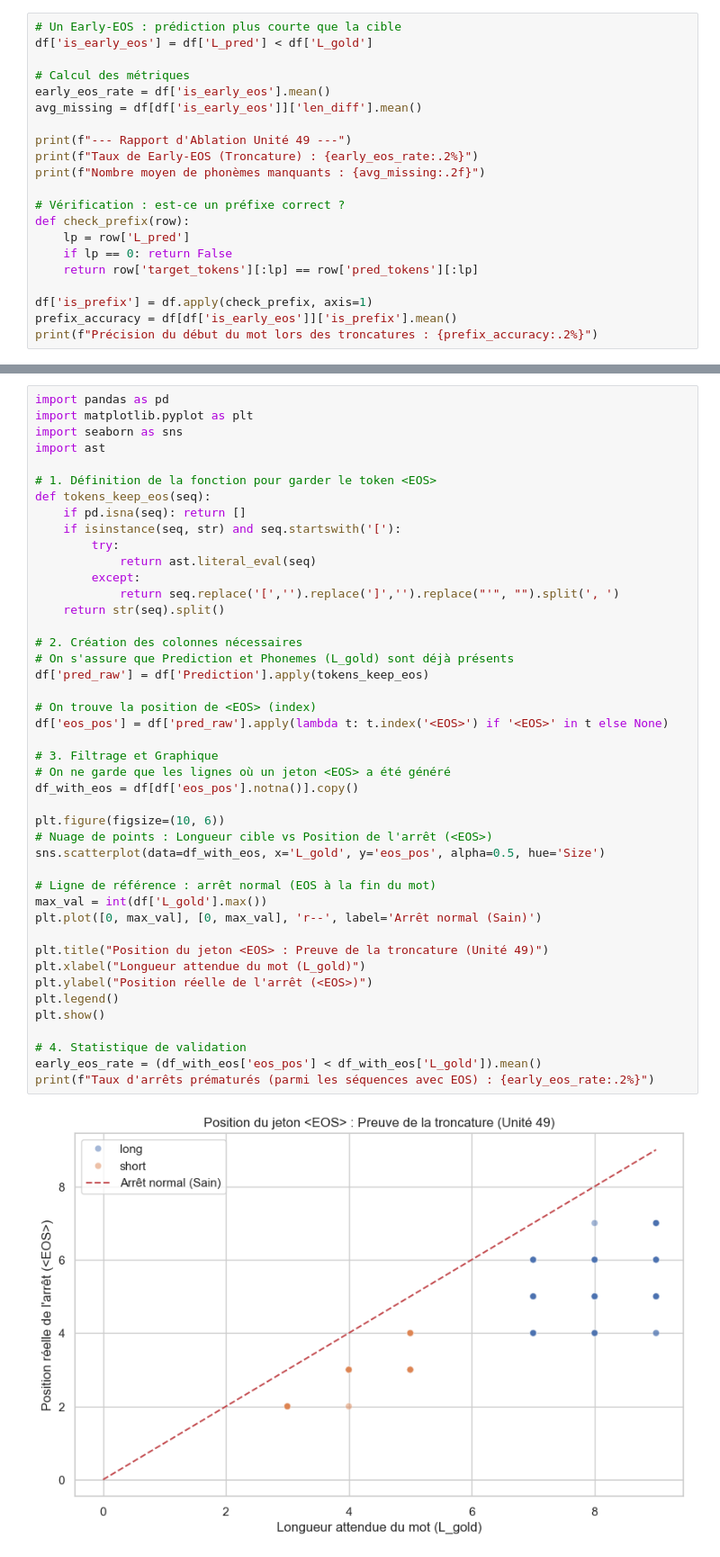
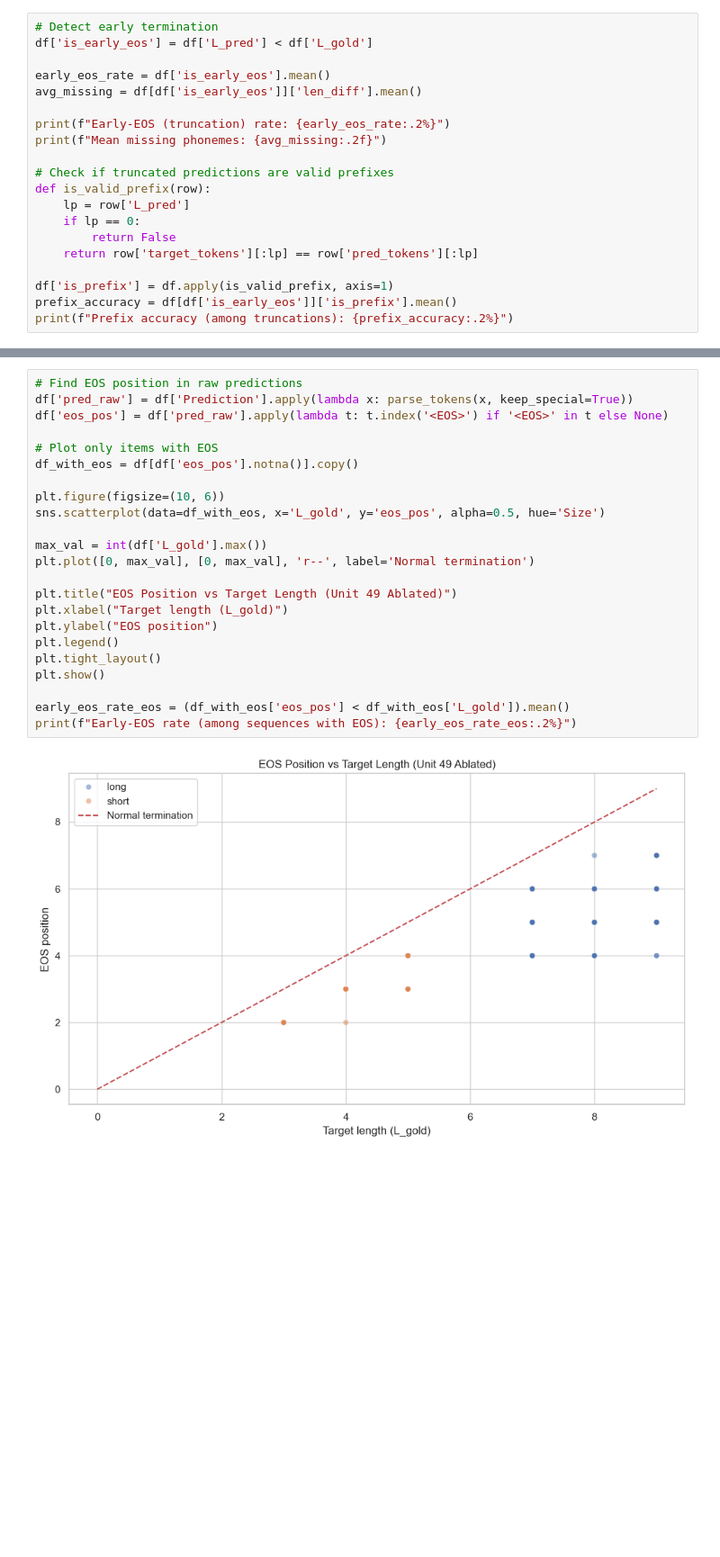
Before and after one commit to louishayot/swp-model, a Jupyter notebook: reproduce/analyse_ablation_unite_49.ipynb, the cells around one changed output, grey strips where cells are left out. Shown at 90% size. Cells and saved outputs as stored; diff of their text form; blank space fills up the shorter version.

```diff
--- a/reproduce/analyse_ablation_unite_49.ipynb
+++ b/reproduce/analyse_ablation_unite_49.ipynb
@@ -67,22 +82,21 @@ Aperçu des données :
 # %%
-# Un Early-EOS : prédiction plus courte que la cible
+# Detect early termination
 df['is_early_eos'] = df['L_pred'] < df['L_gold']
 
-# Calcul des métriques
 early_eos_rate = df['is_early_eos'].mean()
 avg_missing = df[df['is_early_eos']]['len_diff'].mean()
 
-print(f"--- Rapport d'Ablation Unité 49 ---")
-print(f"Taux de Early-EOS (Troncature) : {early_eos_rate:.2%}")
-print(f"Nombre moyen de phonèmes manquants : {avg_missing:.2f}")
+print(f"Early-EOS (truncation) rate: {early_eos_rate:.2%}")
+print(f"Mean missing phonemes: {avg_missing:.2f}")
 
-# Vérification : est-ce un préfixe correct ?
-def check_prefix(row):
+# Check if truncated predictions are valid prefixes
+def is_valid_prefix(row):
     lp = row['L_pred']
-    if lp == 0: return False
+    if lp == 0:
+        return False
     return row['target_tokens'][:lp] == row['pred_tokens'][:lp]
 
-df['is_prefix'] = df.apply(check_prefix, axis=1)
+df['is_prefix'] = df.apply(is_valid_prefix, axis=1)
 prefix_accuracy = df[df['is_early_eos']]['is_prefix'].mean()
-print(f"Précision du début du mot lors des troncatures : {prefix_accuracy:.2%}")
+print(f"Prefix accuracy (among truncations): {prefix_accuracy:.2%}")
 # %% [output]
@@ -113,46 +132,25 @@ plt.show()
 # %%
-import pandas as pd
-import matplotlib.pyplot as plt
-import seaborn as sns
-import ast
-
-# 1. Définition de la fonction pour garder le token <EOS>
-def tokens_keep_eos(seq):
-    if pd.isna(seq): return []
-    if isinstance(seq, str) and seq.startswith('['):
-        try:
-            return ast.literal_eval(seq)
-        except:
-            return seq.replace('[','').replace(']','').replace("'", "").split(', ')
-    return str(seq).split()
-
-# 2. Création des colonnes nécessaires
-# On s'assure que Prediction et Phonemes (L_gold) sont déjà présents
-df['pred_raw'] = df['Prediction'].apply(tokens_keep_eos)
-
-# On trouve la position de <EOS> (index)
+# Find EOS position in raw predictions
+df['pred_raw'] = df['Prediction'].apply(lambda x: parse_tokens(x, keep_special=True))
 df['eos_pos'] = df['pred_raw'].apply(lambda t: t.index('<EOS>') if '<EOS>' in t else None)
 
-# 3. Filtrage et Graphique
-# On ne garde que les lignes où un jeton <EOS> a été généré
+# Plot only items with EOS
 df_with_eos = df[df['eos_pos'].notna()].copy()
 
 plt.figure(figsize=(10, 6))
-# Nuage de points : Longueur cible vs Position de l'arrêt (<EOS>)
 sns.scatterplot(data=df_with_eos, x='L_gold', y='eos_pos', alpha=0.5, hue='Size')
 
-# Ligne de référence : arrêt normal (EOS à la fin du mot)
 max_val = int(df['L_gold'].max())
-plt.plot([0, max_val], [0, max_val], 'r--', label='Arrêt normal (Sain)')
+plt.plot([0, max_val], [0, max_val], 'r--', label='Normal termination')
 
-plt.title("Position du jeton <EOS> : Preuve de la troncature (Unité 49)")
-plt.xlabel("Longueur attendue du mot (L_gold)")
-plt.ylabel("Position réelle de l'arrêt (<EOS>)")
+plt.title("EOS Position vs Target Length (Unit 49 Ablated)")
+plt.xlabel("Target length (L_gold)")
+plt.ylabel("EOS position")
 plt.legend()
+plt.tight_layout()
 plt.show()
 
-# 4. Statistique de validation
-early_eos_rate = (df_with_eos['eos_pos'] < df_with_eos['L_gold']).mean()
-print(f"Taux d'arrêts prématurés (parmi les séquences avec EOS) : {early_eos_rate:.2%}")
+early_eos_rate_eos = (df_with_eos['eos_pos'] < df_with_eos['L_gold']).mean()
+print(f"Early-EOS rate (among sequences with EOS): {early_eos_rate_eos:.2%}")
 # %% [output]
-[figure, old version]
+[figure, new version]
```
Also changed, not shown: parts of 17 cells of this notebook.
